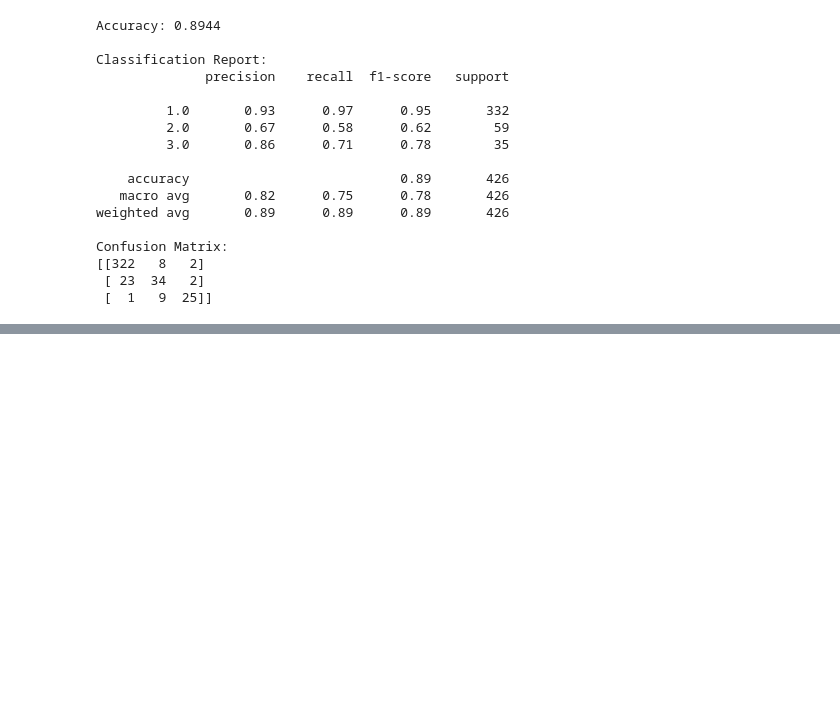
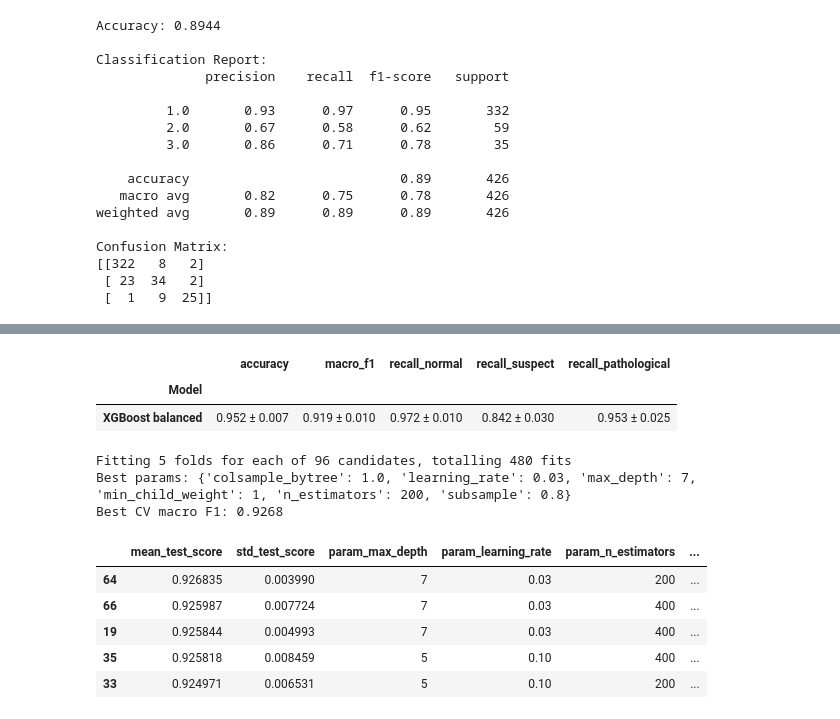
Before and after one commit to Sushanth-xy/FetalHealthClassifier, a Jupyter notebook: main.ipynb, the cells around one changed output, grey strips where cells are left out. Saved outputs shown, nothing was run; the diff lists cells and outputs as text; code cells hidden in the pictures; blank space fills up the shorter version.

```diff
--- a/main.ipynb
+++ b/main.ipynb
@@ -357,0 +463,65 @@ display(results.sort_values("macro_f1", ascending=False))
+# %%
+from sklearn.utils.class_weight import compute_sample_weight
+
+w = compute_sample_weight("balanced", y_cv)
+
+xgb_bal = XGBClassifier(random_state=42, eval_metric="mlogloss")
+
+res = cross_validate(
+    xgb_bal, X_train, y_cv, cv=cv, scoring=scoring,
+    n_jobs=-1, params={"sample_weight": w},   # use fit_params= on sklearn < 1.4
+)
+
+row = {"Model": "XGBoost balanced"}
+for metric in scoring:
+    s = res[f"test_{metric}"]
+    row[metric] = f"{s.mean():.3f} ± {s.std():.3f}"
+display(pd.DataFrame([row]).set_index("Model"))
+# %% [output]
+|  | accuracy | macro_f1 | recall_normal | recall_suspect | recall_pathological |
+| Model |  |  |  |  |  |
+| XGBoost balanced | 0.952 ± 0.007 | 0.919 ± 0.010 | 0.972 ± 0.010 | 0.842 ± 0.030 | 0.953 ± 0.025 |
+# %%
+from sklearn.model_selection import GridSearchCV, StratifiedKFold
+from sklearn.utils.class_weight import compute_sample_weight
+from xgboost import XGBClassifier
+import pandas as pd
+
+y_cv = (y_train - 1).astype(int)
+w = compute_sample_weight("balanced", y_cv)
+
+param_grid = {
+    "max_depth": [3, 5, 7],
+    "learning_rate": [0.03, 0.1],
+    "n_estimators": [200, 400],
+    "subsample": [0.8, 1.0],
+    "colsample_bytree": [0.7, 1.0],
+    "min_child_weight": [1, 3],
+}
+
+grid = GridSearchCV(
+    XGBClassifier(random_state=42, eval_metric="mlogloss"),
+    param_grid,
+    scoring="f1_macro",
+    cv=StratifiedKFold(n_splits=5, shuffle=True, random_state=42),
+    n_jobs=-1,
+    verbose=1,
+)
+grid.fit(X_train, y_cv, sample_weight=w)
+
+print("Best params:", grid.best_params_)
+print(f"Best CV macro F1: {grid.best_score_:.4f}")
+
+res = pd.DataFrame(grid.cv_results_)
+cols = ["mean_test_score", "std_test_score"] + [f"param_{p}" for p in param_grid]
+display(res.sort_values("mean_test_score", ascending=False)[cols].head(5))
+# %% [output]
+Fitting 5 folds for each of 96 candidates, totalling 480 fits
+Best params: {'colsample_bytree': 1.0, 'learning_rate': 0.03, 'max_depth': 7, 'min_child_weight': 1, 'n_estimators': 200, 'subsample': 0.8}
+Best CV macro F1: 0.9268
+|  | mean_test_score | std_test_score | param_max_depth | param_learning_rate | param_n_estimators | ... |
+| 64 | 0.926835 | 0.003990 | 7 | 0.03 | 200 | ... |
+| 66 | 0.925987 | 0.007724 | 7 | 0.03 | 400 | ... |
+| 19 | 0.925844 | 0.004993 | 7 | 0.03 | 400 | ... |
+| 35 | 0.925818 | 0.008459 | 5 | 0.10 | 400 | ... |
+| 33 | 0.924971 | 0.006531 | 5 | 0.10 | 200 | ... |
```
Also changed, not shown: parts of 8 cells of this notebook.
